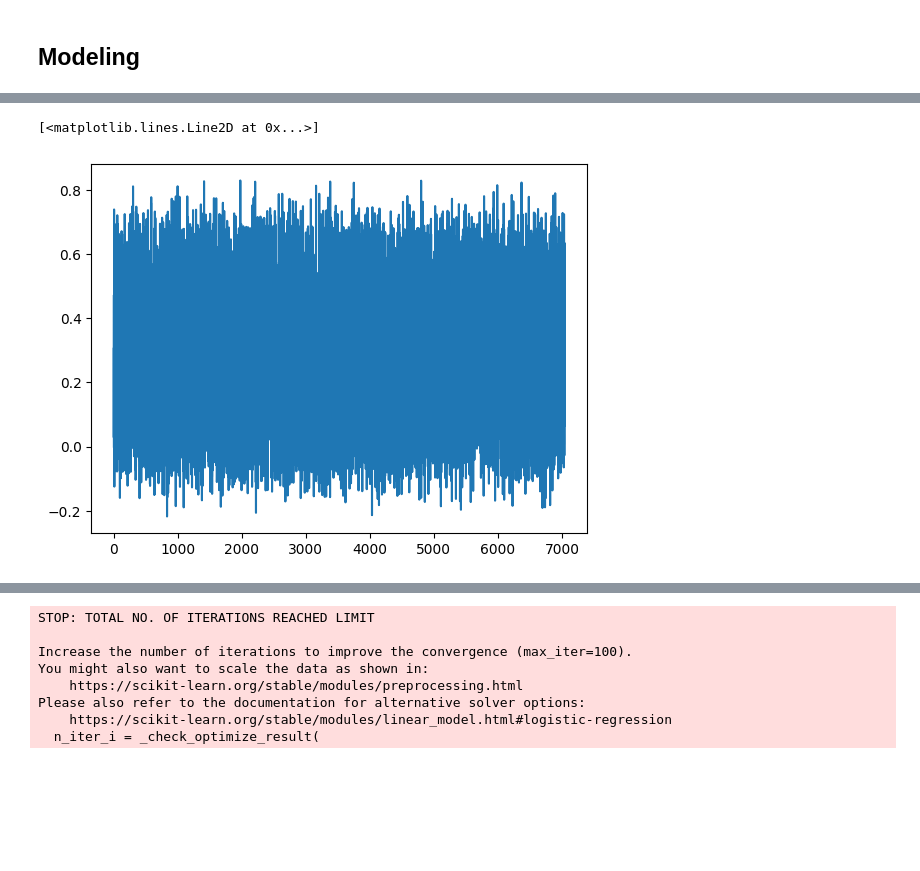
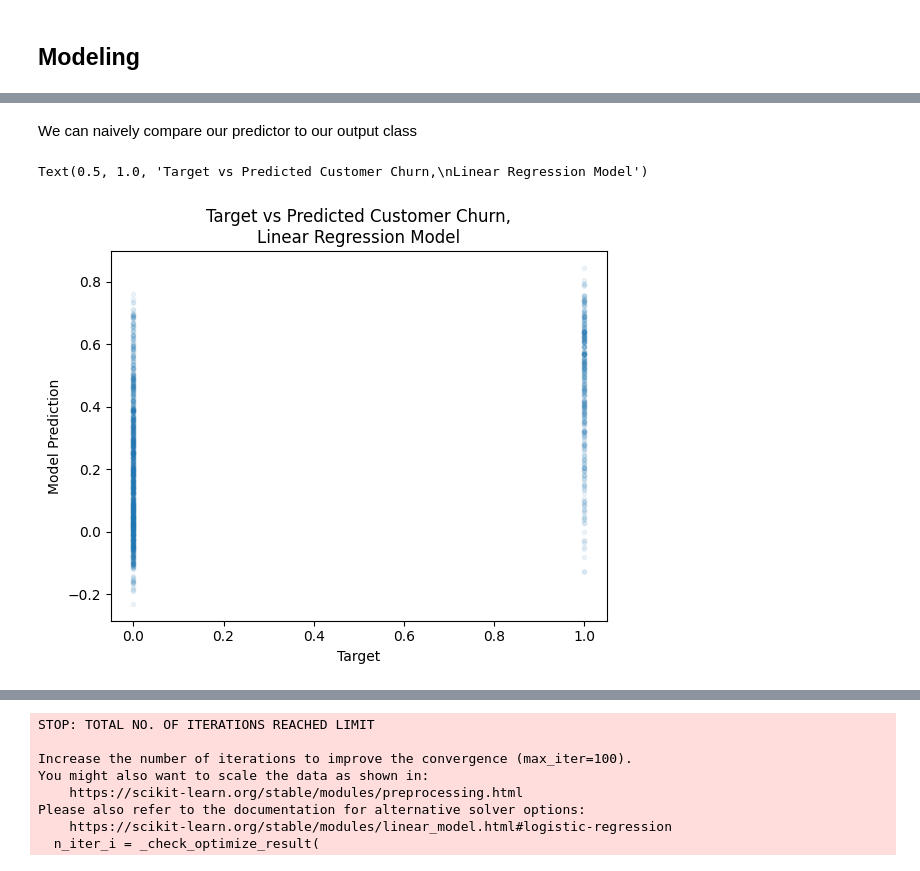
Before and after one commit to auto-d/linear-interp, a Jupyter notebook: linear-interp.ipynb, the cells around one changed output, grey strips where cells are left out. Saved outputs shown, nothing was run; the diff lists cells and outputs as text; code cells hidden in the pictures; blank space fills up the shorter version.

```diff
--- a/linear-interp.ipynb
+++ b/linear-interp.ipynb
@@ -287 +285,5 @@ target = dfm.Churn
+# %%
+from sklearn.model_selection import train_test_split
+
+X_train, X_test, y_train, y_test = train_test_split(X_scaled, y, train_size=0.8, random_state=0)
 # %% [markdown]
@@ -289,2 +295,5 @@ target = dfm.Churn
 # %%
 from sklearn.linear_model import LinearRegression
+
+model = LinearRegression()
+model.fit(X=X_train, y=y_train)
@@ -291,3 +301,0 @@ from sklearn.linear_model import LinearRegression
-# %%
-model = LinearRegression()
-model.fit(X=train, y=target)
@@ -296,2 +318,2 @@ LinearRegression()
 # %%
-preds = model.predict(train)
+y_pred = model.predict(X_test)
@@ -303,5 +320,10 @@ plt.scatter(x=target, y=preds)
-# %%
-plt.plot(preds)
-# %% [output]
-[<matplotlib.lines.Line2D at 0x...>]
-[figure, removed]
+# %% [markdown]
+We can naively compare our predictor to our output class
+# %%
+plt.scatter(x=y_test, y=y_pred, marker='.', alpha=0.07)
+plt.xlabel('Target')
+plt.ylabel('Model Prediction')
+plt.title('Target vs Predicted Customer Churn,\nLinear Regression Model')
+# %% [output]
+Text(0.5, 1.0, 'Target vs Predicted Customer Churn,\nLinear Regression Model')
+[figure, added]
```
Also changed, not shown: parts of 101 cells of this notebook.
